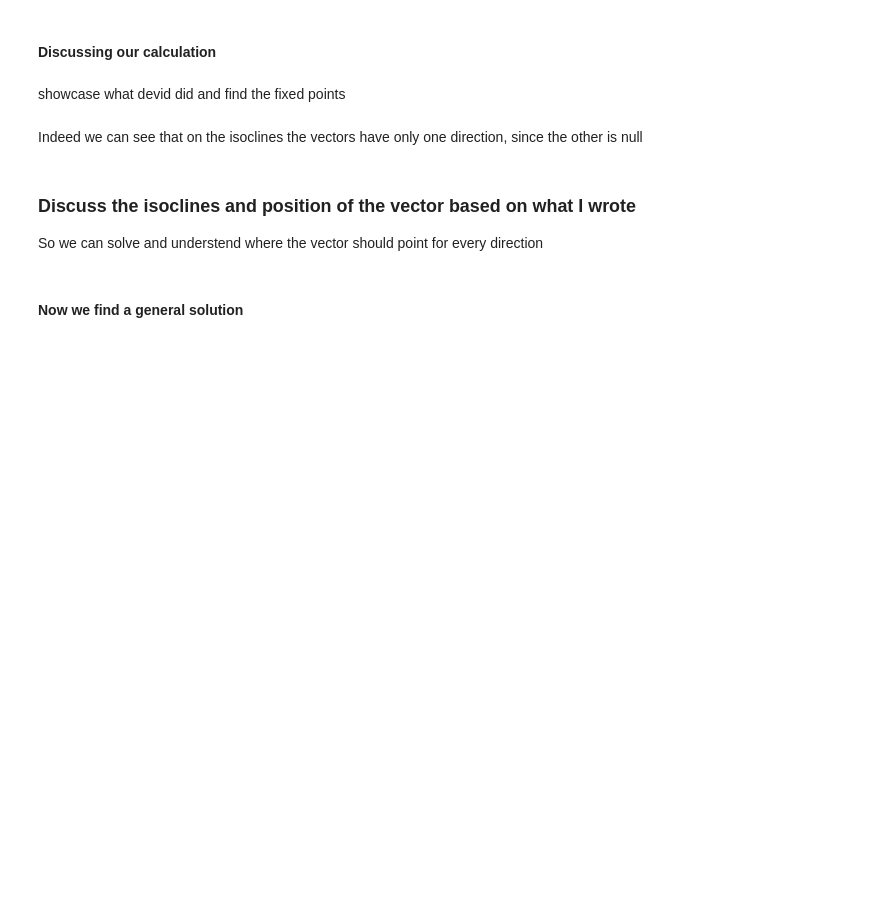
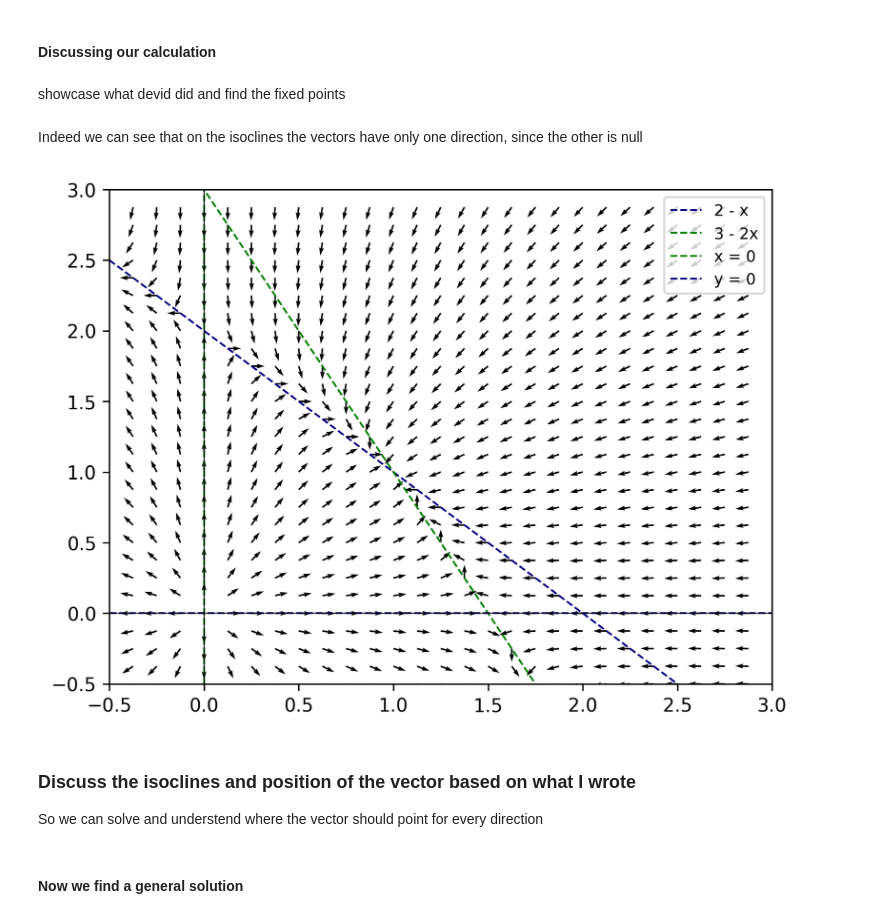
Before and after one commit to Jac-Zac/Dynamic_Systems_Project, a Jupyter notebook: phase_diagram.ipynb, the cells around one changed output. Cells and saved outputs as stored; diff of their text form; code cells hidden in the pictures; blank space fills up the shorter version.

Commit message:
adding graph

```diff
--- a/phase_diagram.ipynb
+++ b/phase_diagram.ipynb
@@ -31,6 +31,11 @@ The differential equation rappresents two populations, one of rabbits and on of
 showcase what devid did and find the fixed points
 # %% [markdown]
 Indeed we can see that on the isoclines the vectors have only one direction, since the other is null
+# %%
+def eq_diff(x,y,a,b):
+    u = x * (3 - a * x - b * y)
+    v = y * (2 - x - y)
+    return (u,v)
 # %%
 import numpy as np
 import matplotlib.pyplot as plt
@@ -39,7 +44,7 @@ from ipywidgets import *
 # Set the DPI of the figure
 plt.rcParams['figure.dpi'] = 300
 
-def update_plot(a=2, b=1, size=0.5):
+def update_plot(a=2, b=1, size=0.125):
     # Generate some random data
     x, y = np.meshgrid(np.arange(-0.5, 3, size), np.arange(-0.5, 3, size))
     u, v = eq_diff(x,y,a,b)
@@ -57,33 +62,35 @@ def update_plot(a=2, b=1, size=0.5):
 
     # Add isoclines
     x_isocline = np.linspace(-0.5, 3, 100)
     y_isocline1 = 3 - 2 * x_isocline
     y_isocline2 = 2 - x_isocline
 
     ax.plot(x_isocline, y_isocline2, color='navy', linestyle='--', label='2 - x', linewidth=1)
     ax.plot(x_isocline, y_isocline1, 'g--', label='3 - 2x', linewidth=1)
     ax.axvline(x=0, color='g', linestyle='--', label='x = 0', linewidth=1)
     ax.axhline(y=0, color='navy', linestyle='--', label='y = 0', linewidth=1)
 
     # Add legend with smaller font size
     ax.legend(fontsize='small', loc='upper right')
 
     # Set axis limits
     ax.set_xlim(-0.5, 3)
     ax.set_ylim(-0.5, 3)
 
     # Set the colormap to 'cool'
     q = ax.quiver(x, y, u, v)
 
     ax.axhline(0, color='black', linewidth=0.5)
     ax.axvline(0, color='black', linewidth=0.5)
 
     # Set the colorbar limits to the range of the magnitudes
     q.set_clim([mag.min(), mag.max()])
 
     plt.show()
 
 update_plot()
+# %% [output]
+[figure, added]
 # %% [markdown]
 ### Discuss the isoclines and position of the vector based on what I wrote
 
```
Also changed, not shown: parts of 6 cells of this notebook.
